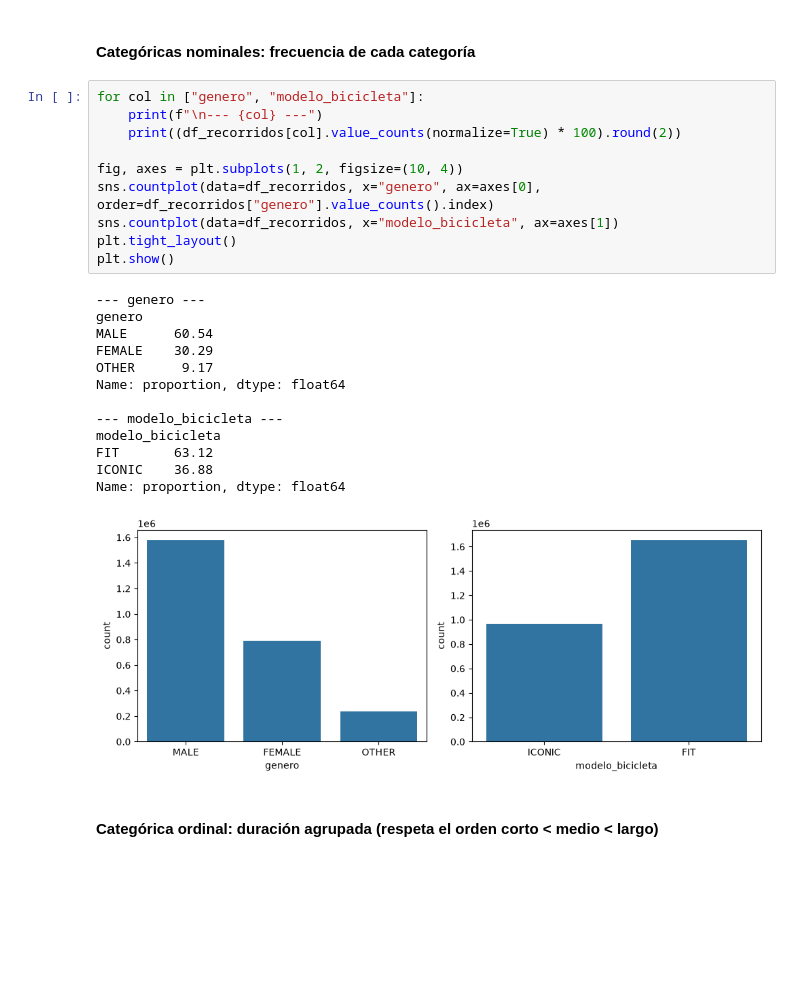
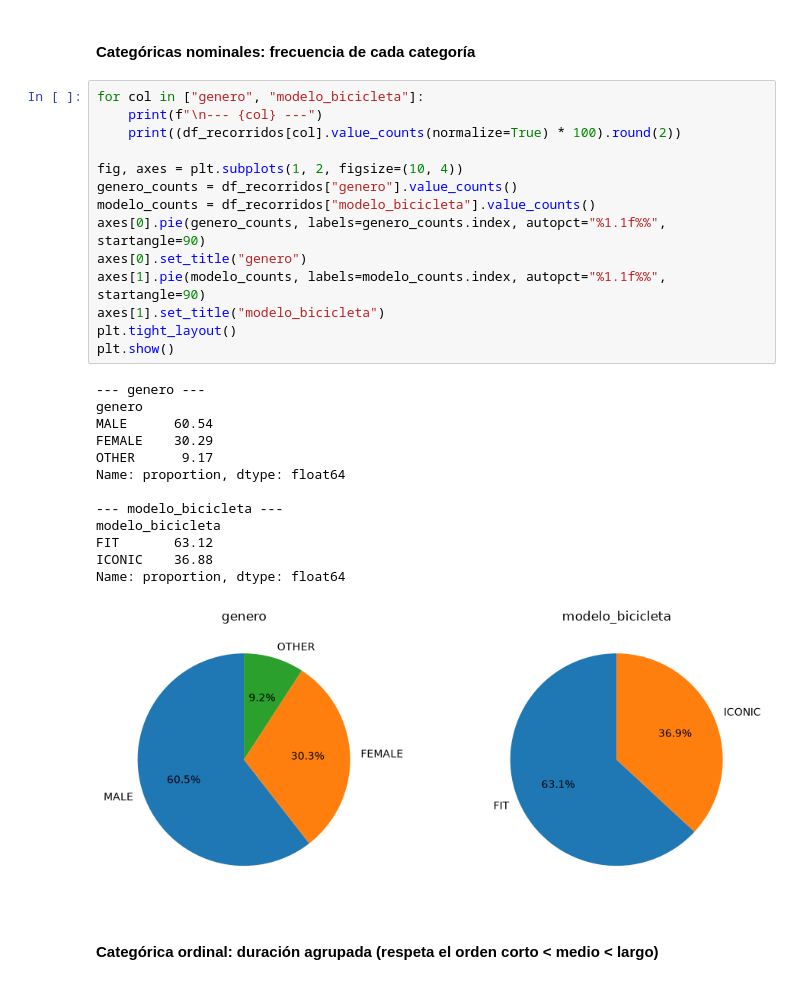
Before and after one commit to brigere/data-anlysis-ceia, a Jupyter notebook: tp_final_2606.ipynb, the cells around one changed output. Saved outputs shown, nothing was run; the diff lists cells and outputs as text; blank space fills up the shorter version.

Commit message:
change plot to pie chart

```diff
--- a/tp_final_2606.ipynb
+++ b/tp_final_2606.ipynb
@@ -447,27 +447,31 @@ plt.show()
 # %%
 for col in ["genero", "modelo_bicicleta"]:
     print(f"\n--- {col} ---")
     print((df_recorridos[col].value_counts(normalize=True) * 100).round(2))
 
 fig, axes = plt.subplots(1, 2, figsize=(10, 4))
-sns.countplot(data=df_recorridos, x="genero", ax=axes[0], order=df_recorridos["genero"].value_counts().index)
-sns.countplot(data=df_recorridos, x="modelo_bicicleta", ax=axes[1])
+genero_counts = df_recorridos["genero"].value_counts()
+modelo_counts = df_recorridos["modelo_bicicleta"].value_counts()
+axes[0].pie(genero_counts, labels=genero_counts.index, autopct="%1.1f%%", startangle=90)
+axes[0].set_title("genero")
+axes[1].pie(modelo_counts, labels=modelo_counts.index, autopct="%1.1f%%", startangle=90)
+axes[1].set_title("modelo_bicicleta")
 plt.tight_layout()
 plt.show()
 # %% [output]
 --- genero ---
 genero
 MALE      60.54
 FEMALE    30.29
 OTHER      9.17
 Name: proportion, dtype: float64
 
 --- modelo_bicicleta ---
 modelo_bicicleta
 FIT       63.12
 ICONIC    36.88
 Name: proportion, dtype: float64
-[figure, old version]
+[figure, new version]
 # %% [markdown]
 #### Categórica ordinal: duración agrupada (respeta el orden corto < medio < largo)
 # %%
```
